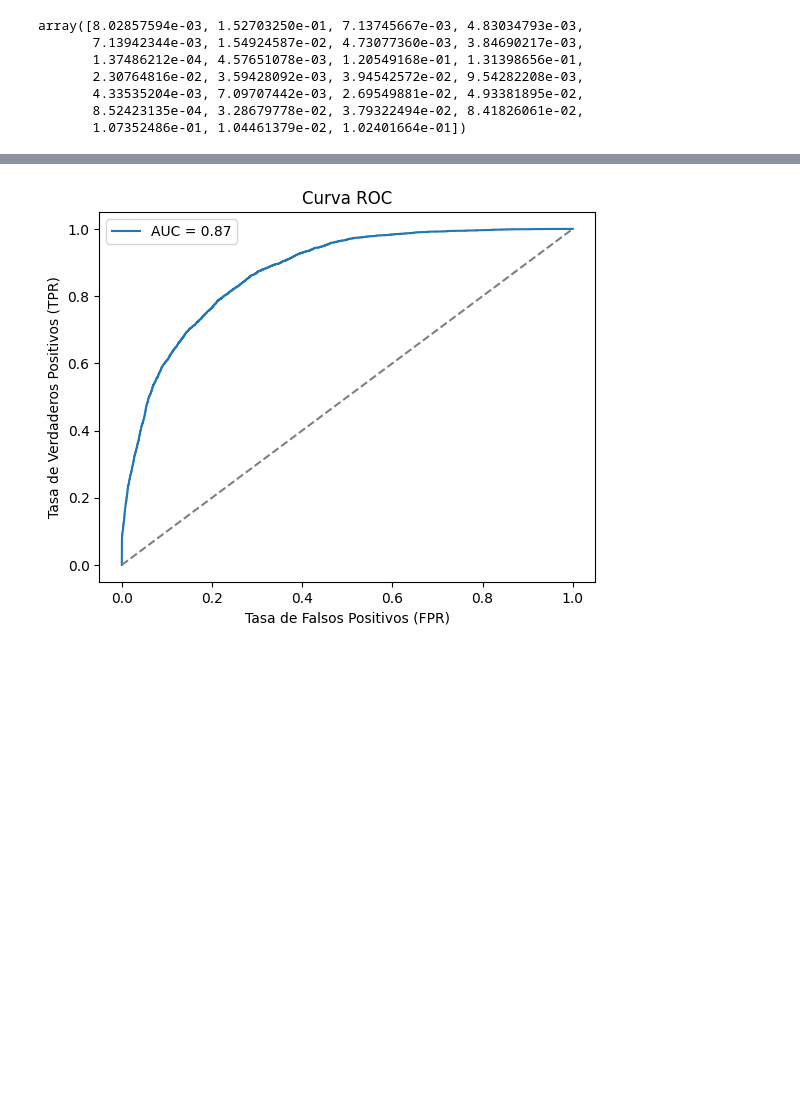
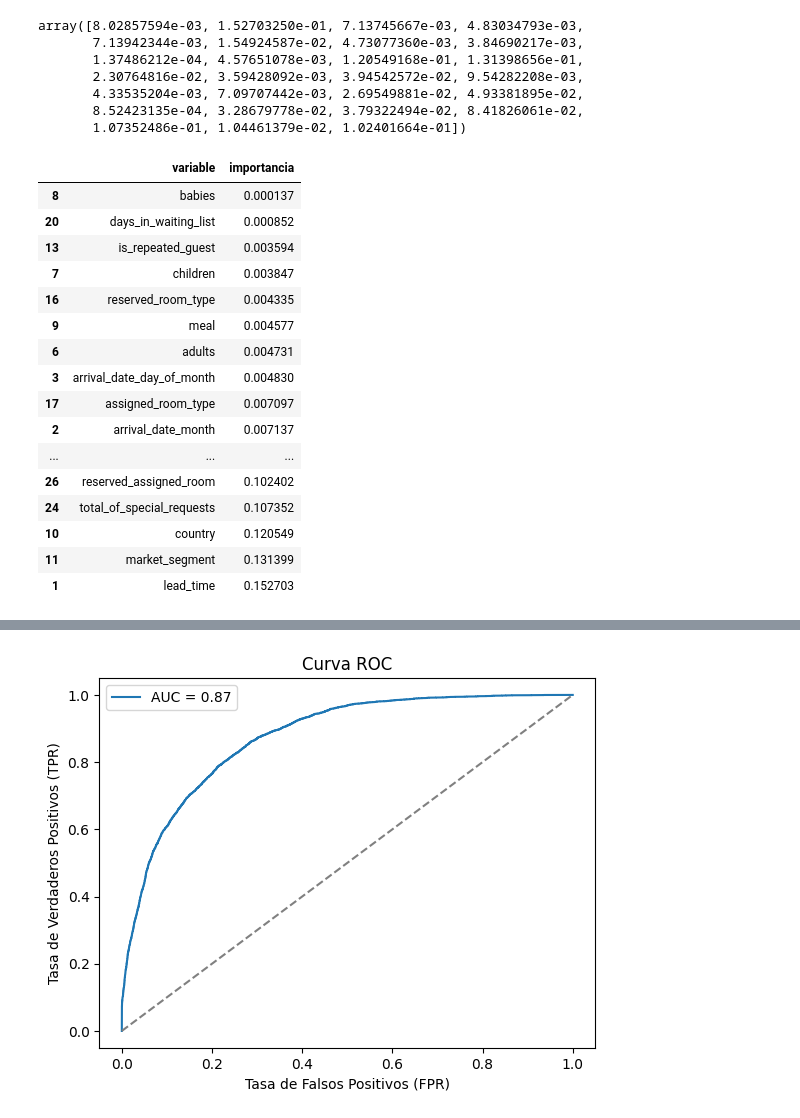
Before and after one commit to RaulRX/hotel-cancellation-ml, a Jupyter notebook: notebooks/final/Pruebas_RandomForest.ipynb, the cells around one changed output, grey strips where cells are left out. Cells and saved outputs as stored; diff of their text form; code cells hidden in the pictures; blank space fills up the shorter version.

```diff
--- a/notebooks/final/Pruebas_RandomForest.ipynb
+++ b/notebooks/final/Pruebas_RandomForest.ipynb
@@ -422,16 +411,35 @@ array([8.02857594e-03, 1.52703250e-01, 7.13745667e-03, 4.83034793e-03,
 # %%
 # Importancia de variables
 col_importancia_rf = modelo_rfc.feature_importances_
 
 df_importances_rf = pd.DataFrame({
     'variable' : X.columns,
     'importancia' : col_importancia_rf
 })
 
 df_importances_rf.sort_values(by=['importancia'], ascending=False)
 
 # Ordenamos el dataframe por la importancia de manera ascendente
 df_importances_rf = df_importances_rf.sort_values(by='importancia', ascending=True)
+df_importances_rf
+# %% [output]
+|  | variable | importancia |
+| 8 | babies | 0.000137 |
+| 20 | days_in_waiting_list | 0.000852 |
+| 13 | is_repeated_guest | 0.003594 |
+| 7 | children | 0.003847 |
+| 16 | reserved_room_type | 0.004335 |
+| 9 | meal | 0.004577 |
+| 6 | adults | 0.004731 |
+| 3 | arrival_date_day_of_month | 0.004830 |
+| 17 | assigned_room_type | 0.007097 |
+| 2 | arrival_date_month | 0.007137 |
+| ... | ... | ... |
+| 26 | reserved_assigned_room | 0.102402 |
+| 24 | total_of_special_requests | 0.107352 |
+| 10 | country | 0.120549 |
+| 11 | market_segment | 0.131399 |
+| 1 | lead_time | 0.152703 |
 # %%
 # Visualización de la importancia de las variables
 fig = px.bar(
```
Also changed, not shown: parts of 4 cells of this notebook, 1 other file.
